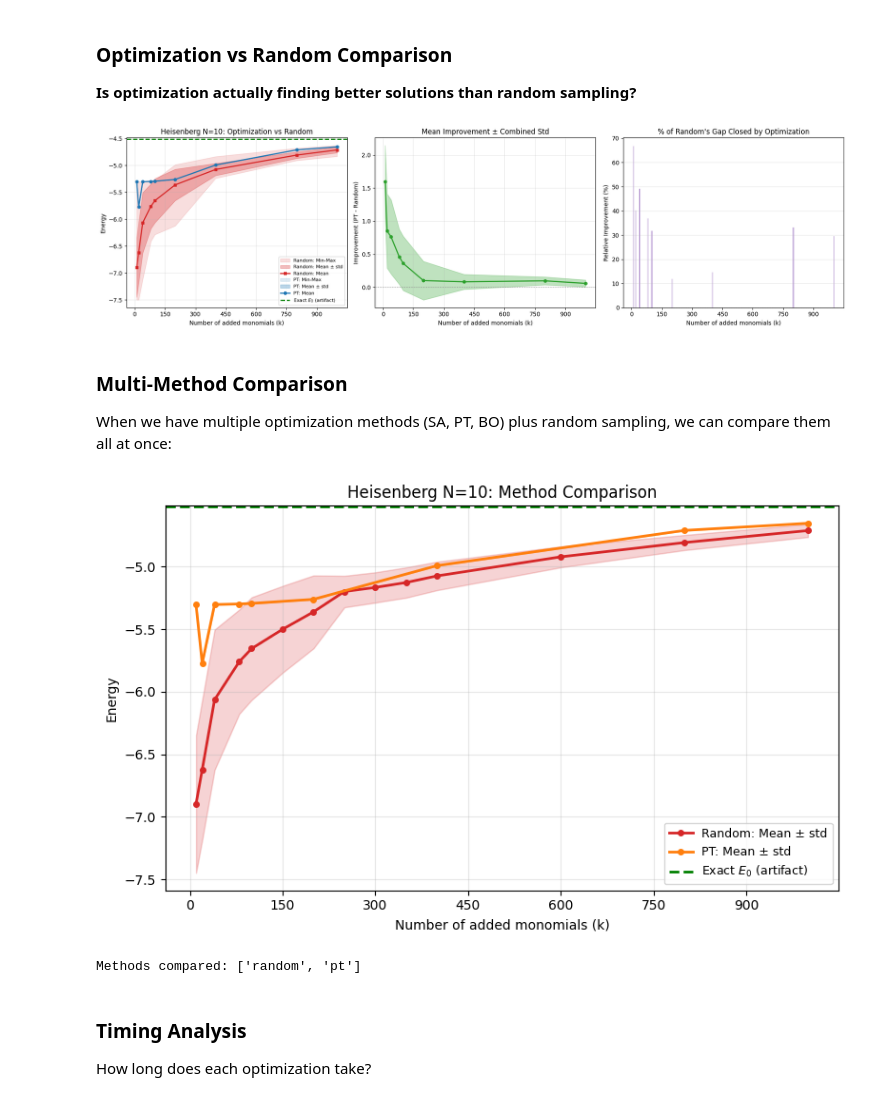
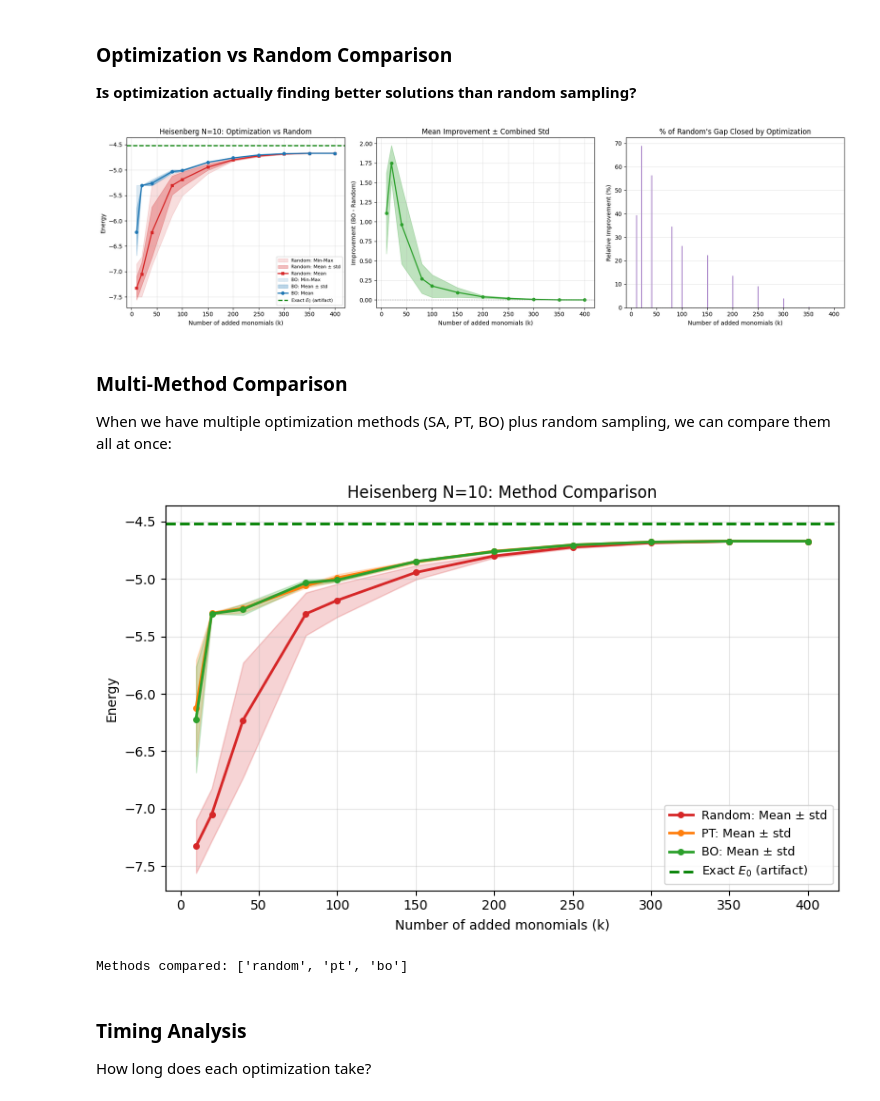
Before and after one commit to Ciscone7/OptimalMomentsNPA, a Jupyter notebook: workflow_demo.ipynb, the cells around one changed output. Saved outputs shown, nothing was run; the diff lists cells and outputs as text; code cells hidden in the pictures.

```diff
--- a/workflow_demo.ipynb
+++ b/workflow_demo.ipynb
@@ -471,11 +452,11 @@ comparison = plot_optimization_vs_random(
     N=10,
     boundary="periodic",
     start_level=1,
-    end_level=4,
-    optimization_method="pt",  # Compare PT optimization vs random
+    end_level=2,
+    optimization_method="bo",  # Compare PT optimization vs random
 )
 # %% [output]
-[figure, old version]
+[figure, new version]
 # %% [markdown]
 ### Multi-Method Comparison
 
@@ -483,23 +464,23 @@ When we have multiple optimization methods (SA, PT, BO) plus random sampling, we
 # %%
 # Compare all available methods
 from plots import plot_method_comparison
 
 try:
     method_comparison = plot_method_comparison(
         model="heisenberg",
         N=10,
         boundary="periodic",
         start_level=1,
-        end_level=4,
-        methods=["random", "sa", "pt", "bo"],  # Will skip methods without data
+        end_level=2,
+        methods=["random", "pt", "bo", "rbm"],  # Will skip methods without data
     )
     print(f"Methods compared: {method_comparison['methods']}")
 except FileNotFoundError as e:
     print(f"Note: {e}")
     print("Run more optimization methods to see a full comparison.")
 # %% [output]
-[figure, old version]
+[figure, new version]
-Methods compared: ['random', 'pt']
+Methods compared: ['random', 'pt', 'bo']
 # %% [markdown]
 ### Timing Analysis
 
```
Also changed, not shown: parts of 19 cells of this notebook, 7 other files.
